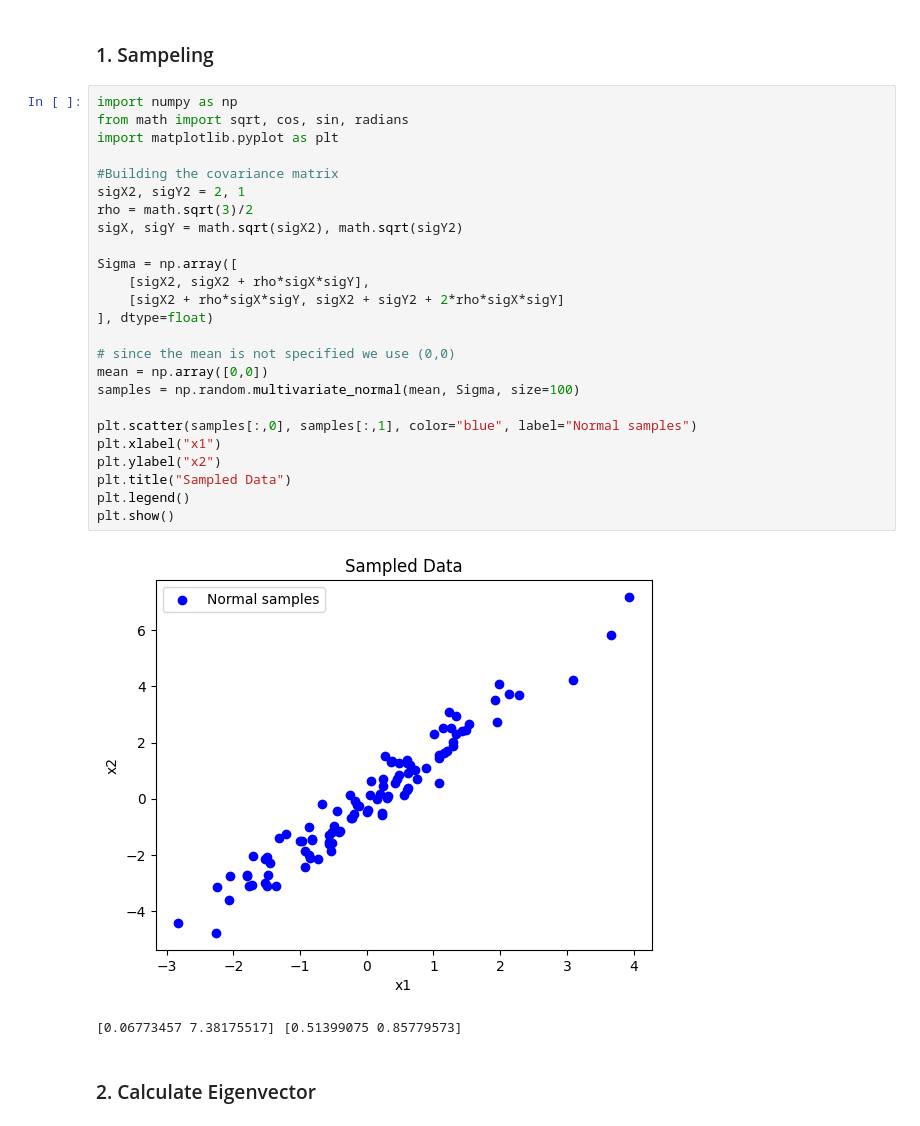
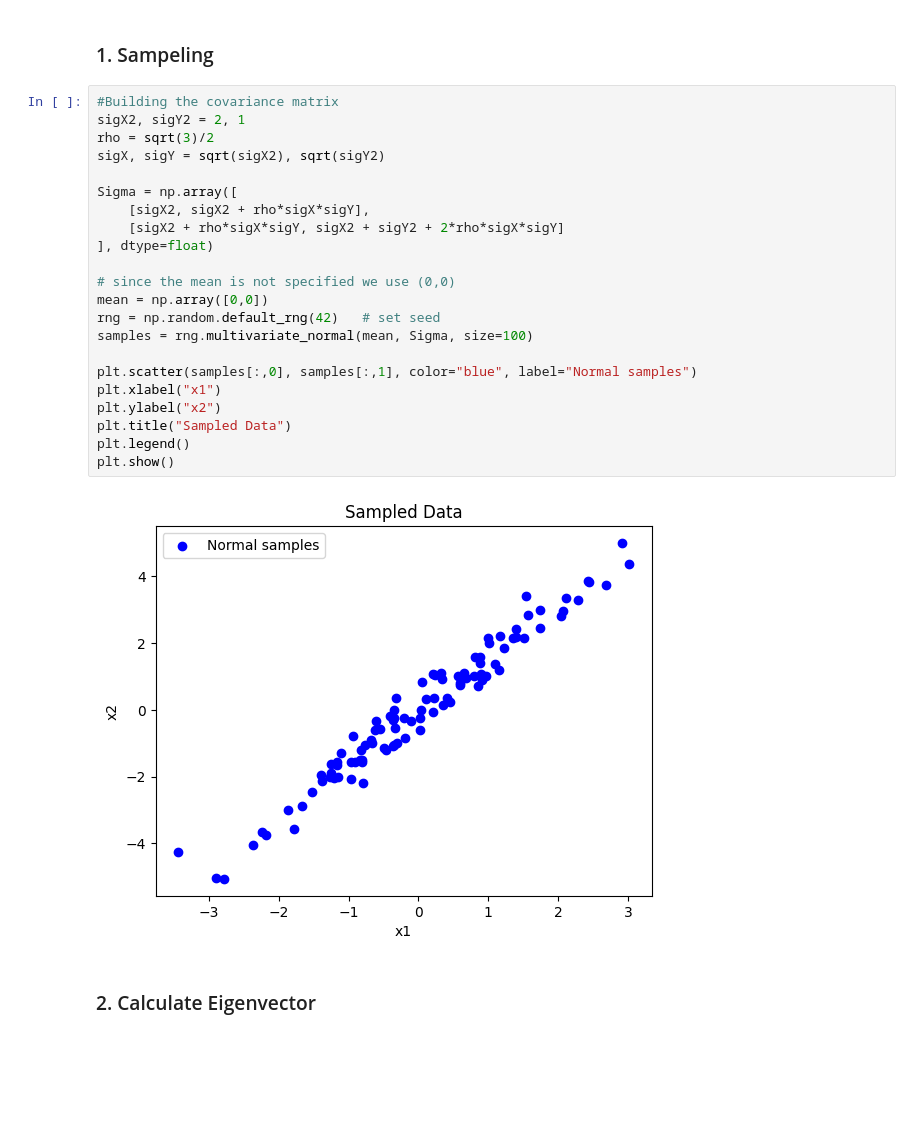
Before and after one commit to pbahde2/UL-Exercise-Sheet-8, a Jupyter notebook: ul_task8.ipynb, the cells around one changed output. Drawn from its saved outputs; the diff is of its cells as text; blank space fills up the shorter version.

```diff
--- a/ul_task8.ipynb
+++ b/ul_task8.ipynb
@@ -5,33 +12,29 @@
 # %% [markdown]
 ### 1. Sampeling
 # %%
-import numpy as np
-from math import sqrt, cos, sin, radians
-import matplotlib.pyplot as plt
-
 #Building the covariance matrix
 sigX2, sigY2 = 2, 1
-rho = math.sqrt(3)/2
-sigX, sigY = math.sqrt(sigX2), math.sqrt(sigY2)
+rho = sqrt(3)/2
+sigX, sigY = sqrt(sigX2), sqrt(sigY2)
 
 Sigma = np.array([
     [sigX2, sigX2 + rho*sigX*sigY],
     [sigX2 + rho*sigX*sigY, sigX2 + sigY2 + 2*rho*sigX*sigY]
 ], dtype=float)
 
 # since the mean is not specified we use (0,0)
 mean = np.array([0,0])
-samples = np.random.multivariate_normal(mean, Sigma, size=100)
+rng = np.random.default_rng(42)   # set seed
+samples = rng.multivariate_normal(mean, Sigma, size=100)
 
 plt.scatter(samples[:,0], samples[:,1], color="blue", label="Normal samples")
 plt.xlabel("x1")
 plt.ylabel("x2")
 plt.title("Sampled Data")
 plt.legend()
 plt.show()
 # %% [output]
-[figure, old version]
+[figure, new version]
-[0.06773457 7.38175517] [0.51399075 0.85779573]
 # %% [markdown]
 ### 2. Calculate Eigenvector
 # %%
```
Also changed, not shown: parts of 21 cells of this notebook.
